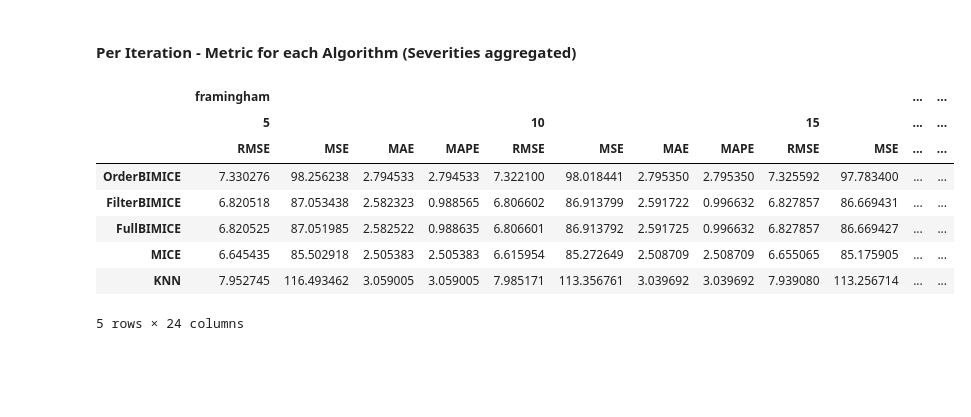
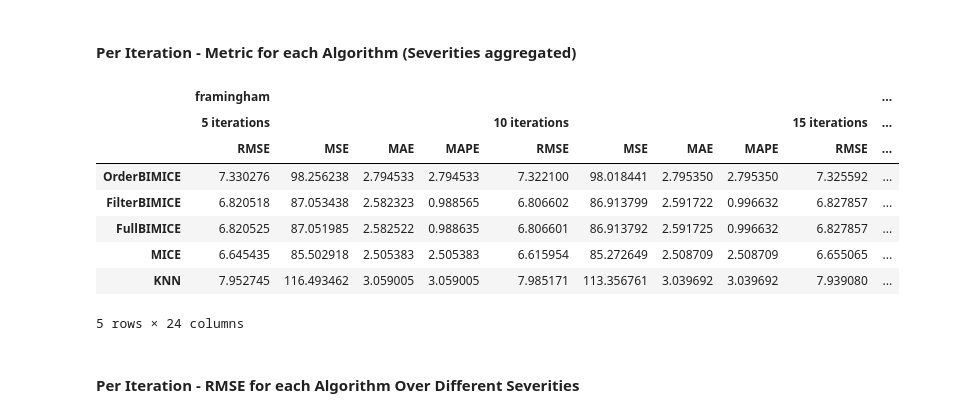
Before and after one commit to yoavzelinger/BIMICE, a Jupyter notebook: results_exploration.ipynb, the cells around one changed output. Cells and saved outputs as stored; diff of their text form; code cells hidden in the pictures; blank space fills up the shorter version.

Commit message:
continue results exploration

```diff
--- a/results_exploration.ipynb
+++ b/results_exploration.ipynb
@@ -108,7 +108,7 @@ framingham_MCAR_results_transformed, financial_risk_MCAR_results_transformed
 # %% [markdown]
 #### Per Iteration - Metric for each Algorithm (Severities aggregated)
 # %%
-framingham_iterations_df_dict = {}
+framingham_aggregated_severities_df_dict = {}
 for current_iteration in iterations:
     current_iteration_dict = {}
     for metric in metrics:
@@ -117,9 +117,9 @@ for current_iteration in iterations:
             for i, current_algorithm in enumerate(algorithms):
                 current_metric_result = framingham_MCAR_results_transformed[current_algorithm][current_severity][current_iteration][metric]
                 current_iteration_dict[metric][i] += current_metric_result / len(severities)
-    framingham_iterations_df_dict[current_iteration] = pd.DataFrame(current_iteration_dict, index=algorithms)
+    framingham_aggregated_severities_df_dict[current_iteration] = pd.DataFrame(current_iteration_dict, index=algorithms)
 
-financial_risk_iterations_df_dict = {}
+financial_risk_aggregated_severities_df_dict = {}
 for current_iteration in iterations:
     current_iteration_dict = {}
     for metric in metrics:
@@ -128,25 +128,27 @@ for current_iteration in iterations:
             for i, current_algorithm in enumerate(algorithms):
                 current_metric_result = financial_risk_MCAR_results_transformed[current_algorithm][current_severity][current_iteration][metric]
                 current_iteration_dict[metric][i] += current_metric_result / len(severities)
-    financial_risk_iterations_df_dict[current_iteration] = pd.DataFrame(current_iteration_dict, index=algorithms)
+    financial_risk_aggregated_severities_df_dict[current_iteration] = pd.DataFrame(current_iteration_dict, index=algorithms)
 # %%
 columns_hierarchy = []
-for dataset in ["framingham", "financial_risk"]:
+for dataset in ["framingham", "financial-risk"]:
     for current_iteration in iterations:
         for metric in metrics:
-            columns_hierarchy.append((dataset, current_iteration, metric))
+            columns_hierarchy.append((dataset, f"{current_iteration} iterations", metric))
 grouped_by_columns = pd.MultiIndex.from_tuples(columns_hierarchy)
-data = pd.concat(list(framingham_iterations_df_dict.values()) + list(financial_risk_iterations_df_dict.values()), axis=1) #, keys=iterations, names=["Iteration", "Metric"]
+data = pd.concat(list(framingham_aggregated_severities_df_dict.values()) + list(financial_risk_aggregated_severities_df_dict.values()), axis=1) #, keys=iterations, names=["Iteration", "Metric"]
 data.columns = grouped_by_columns
-data.to_csv("MCAR_per_iteration_results.csv")
+data.to_csv("MCAR_aggregated_severities_results.csv")
 data
 # %% [output]
-|  | framingham |  |  |  |  |  |  |  |  |  | ... | ... |
-|  | 5 |  |  |  | 10 |  |  |  | 15 |  | ... | ... |
-|  | RMSE | MSE | MAE | MAPE | RMSE | MSE | MAE | MAPE | RMSE | MSE | ... | ... |
-| OrderBIMICE | 7.330276 | 98.256238 | 2.794533 | 2.794533 | 7.322100 | 98.018441 | 2.795350 | 2.795350 | 7.325592 | 97.783400 | ... | ... |
-| FilterBIMICE | 6.820518 | 87.053438 | 2.582323 | 0.988565 | 6.806602 | 86.913799 | 2.591722 | 0.996632 | 6.827857 | 86.669431 | ... | ... |
-| FullBIMICE | 6.820525 | 87.051985 | 2.582522 | 0.988635 | 6.806601 | 86.913792 | 2.591725 | 0.996632 | 6.827857 | 86.669427 | ... | ... |
-| MICE | 6.645435 | 85.502918 | 2.505383 | 2.505383 | 6.615954 | 85.272649 | 2.508709 | 2.508709 | 6.655065 | 85.175905 | ... | ... |
-| KNN | 7.952745 | 116.493462 | 3.059005 | 3.059005 | 7.985171 | 113.356761 | 3.039692 | 3.039692 | 7.939080 | 113.256714 | ... | ... |
+|  | framingham |  |  |  |  |  |  |  |  | ... |
+|  | 5 iterations |  |  |  | 10 iterations |  |  |  | 15 iterations | ... |
+|  | RMSE | MSE | MAE | MAPE | RMSE | MSE | MAE | MAPE | RMSE | ... |
+| OrderBIMICE | 7.330276 | 98.256238 | 2.794533 | 2.794533 | 7.322100 | 98.018441 | 2.795350 | 2.795350 | 7.325592 | ... |
+| FilterBIMICE | 6.820518 | 87.053438 | 2.582323 | 0.988565 | 6.806602 | 86.913799 | 2.591722 | 0.996632 | 6.827857 | ... |
+| FullBIMICE | 6.820525 | 87.051985 | 2.582522 | 0.988635 | 6.806601 | 86.913792 | 2.591725 | 0.996632 | 6.827857 | ... |
+| MICE | 6.645435 | 85.502918 | 2.505383 | 2.505383 | 6.615954 | 85.272649 | 2.508709 | 2.508709 | 6.655065 | ... |
+| KNN | 7.952745 | 116.493462 | 3.059005 | 3.059005 | 7.985171 | 113.356761 | 3.039692 | 3.039692 | 7.939080 | ... |
 5 rows × 24 columns
+# %% [markdown]
+#### Per Iteration - RMSE for each Algorithm Over Different Severities
```
Also changed, not shown: parts of 3 cells of this notebook.
